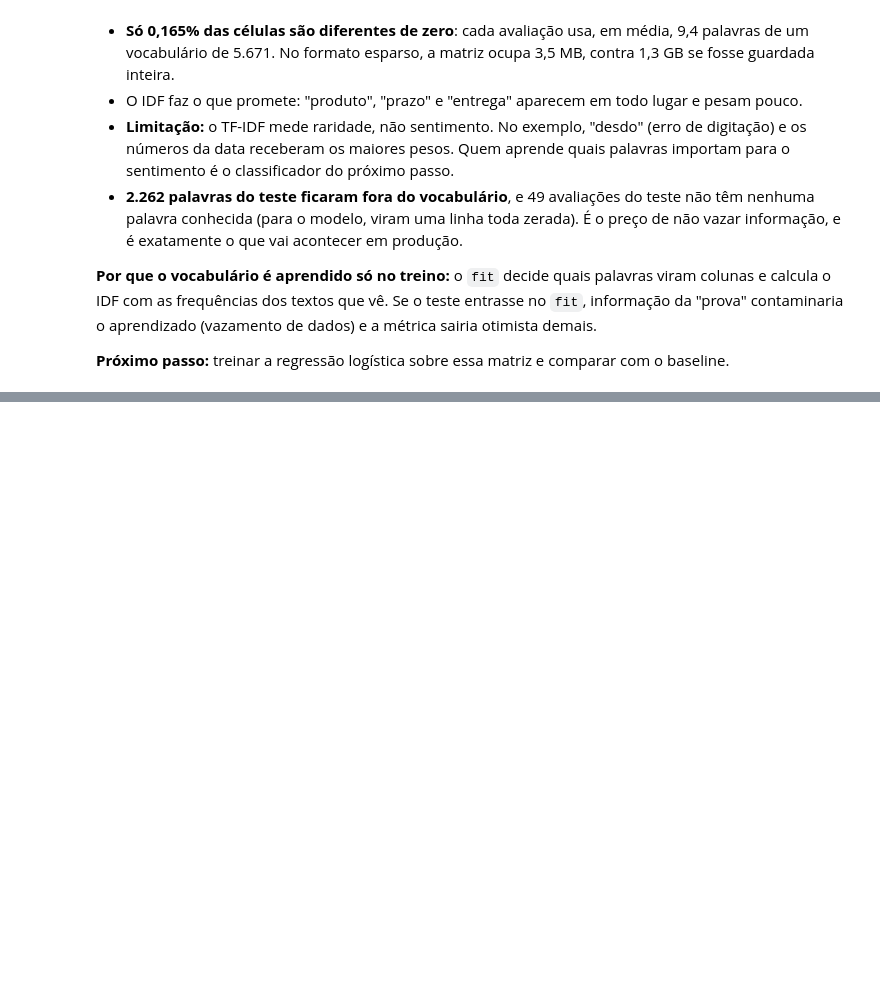
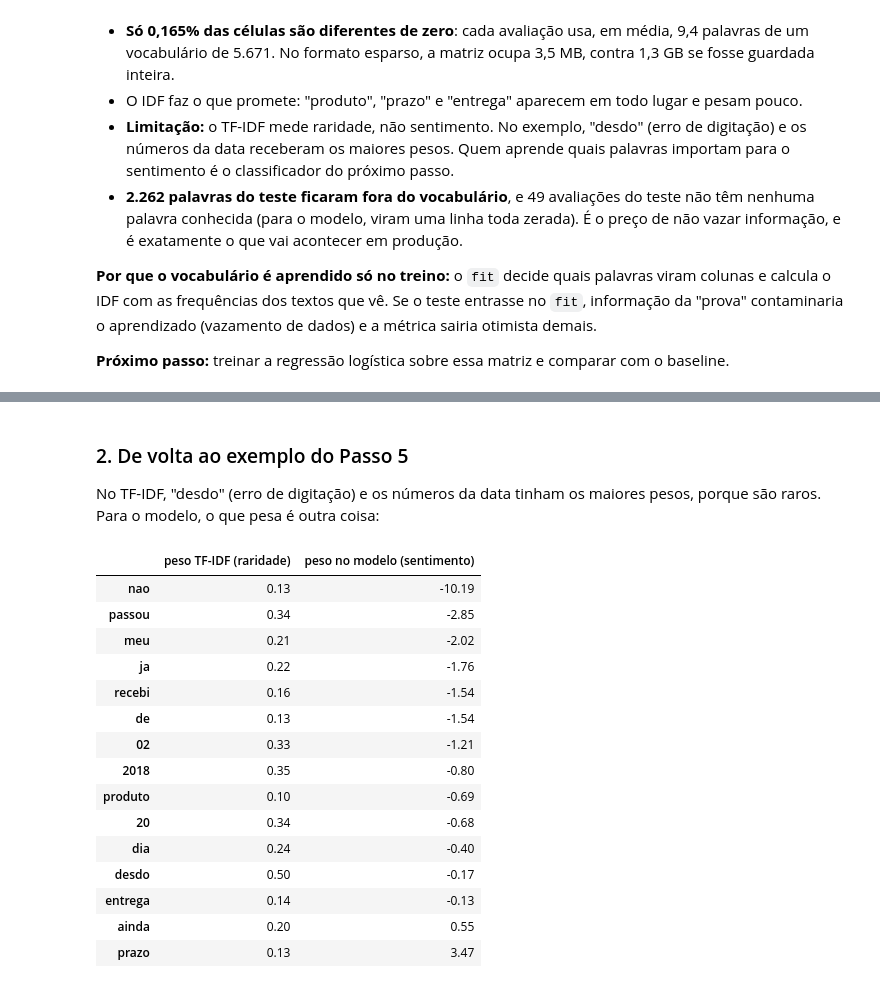
Before and after one commit to baxelin/delivery-ai, a Jupyter notebook: notebooks/v1_sentimento.ipynb, the cells around one changed output, grey strips where cells are left out. Cells and saved outputs as stored; diff of their text form; code cells hidden in the pictures; blank space fills up the shorter version.

```diff
--- a/notebooks/v1_sentimento.ipynb
+++ b/notebooks/v1_sentimento.ipynb
@@ -503,0 +569,31 @@ Name: count, dtype: int64
+# %% [markdown]
+### 2. De volta ao exemplo do Passo 5
+
+No TF-IDF, "desdo" (erro de digitação) e os números da data tinham os maiores pesos, porque são raros. Para o modelo, o que pesa é outra coisa:
+# %%
+example_words = vocabulary[example_row.indices]
+
+pd.DataFrame(
+    {
+        "peso TF-IDF (raridade)": example_row.data,
+        "peso no modelo (sentimento)": word_weights.reindex(example_words).to_numpy(),
+    },
+    index=example_words,
+).round(2).sort_values("peso no modelo (sentimento)")
+# %% [output]
+|  | peso TF-IDF (raridade) | peso no modelo (sentimento) |
+| nao | 0.13 | -10.19 |
+| passou | 0.34 | -2.85 |
+| meu | 0.21 | -2.02 |
+| ja | 0.22 | -1.76 |
+| recebi | 0.16 | -1.54 |
+| de | 0.13 | -1.54 |
+| 02 | 0.33 | -1.21 |
+| 2018 | 0.35 | -0.80 |
+| produto | 0.10 | -0.69 |
+| 20 | 0.34 | -0.68 |
+| dia | 0.24 | -0.40 |
+| desdo | 0.50 | -0.17 |
+| entrega | 0.14 | -0.13 |
+| ainda | 0.20 | 0.55 |
+| prazo | 0.13 | 3.47 |
```
Also changed, not shown: parts of 8 cells of this notebook.
